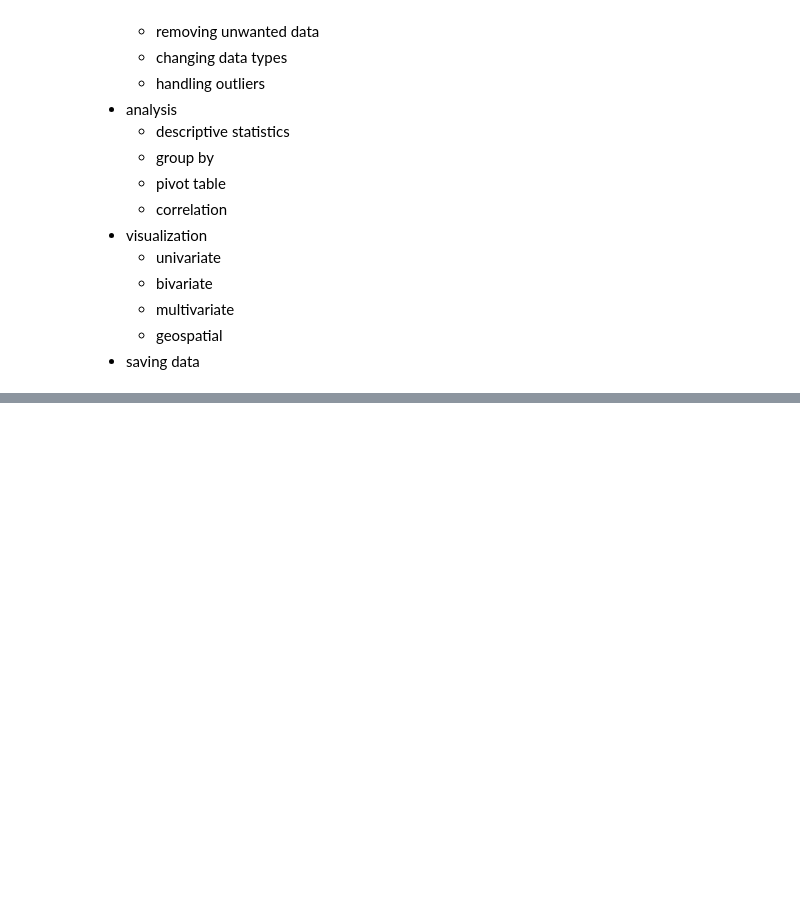
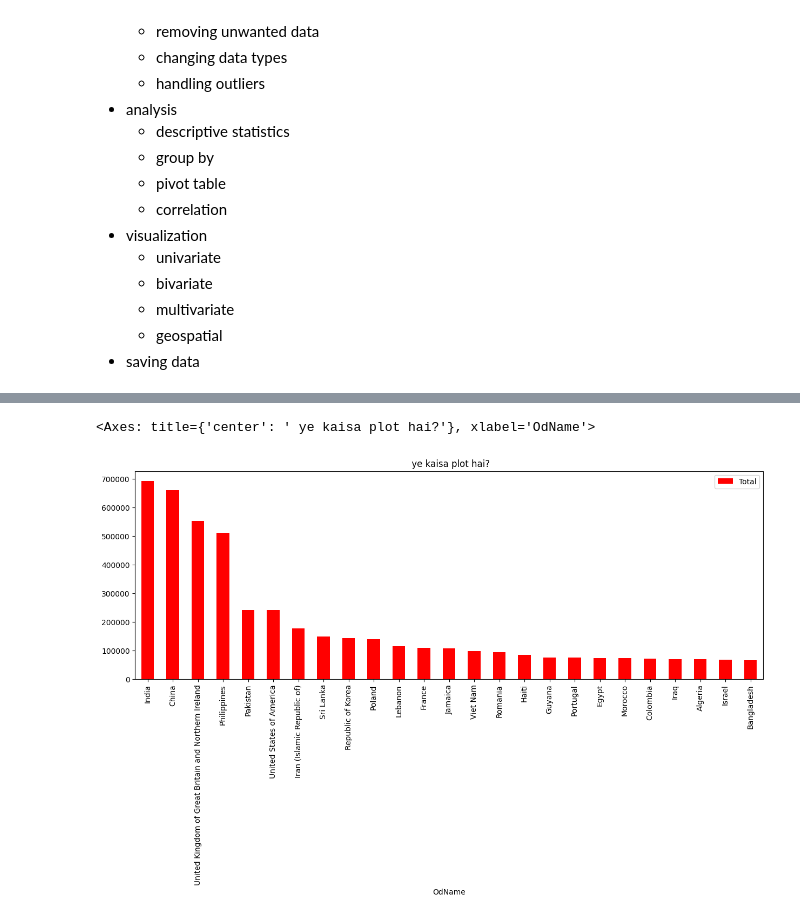
Before and after one commit to iamaanraza/pythonDS, a Jupyter notebook: pandas_basics/analysis.ipynb, the cells around one changed output, grey strips where cells are left out. Drawn from its saved outputs; the diff is of its cells as text; code cells hidden in the pictures; blank space fills up the shorter version.

```diff
--- a/pandas_basics/analysis.ipynb
+++ b/pandas_basics/analysis.ipynb
@@ -94,0 +446,11 @@ df4 # to create your excel file and to upload in vscode through it.
+# %%
+df.sort_values(by='Total', ascending=False, inplace=True)
+df[['OdName','Total']].head(25).plot(
+    kind = 'bar',
+    x = 'OdName',
+    y= 'Total' ,
+    color = 'red' ,
+    title=' ye kaisa plot hai?', figsize=(15,5))
+# %% [output]
+<Axes: title={'center': ' ye kaisa plot hai?'}, xlabel='OdName'>
+[figure, added]
```
Also changed, not shown: parts of 27 cells of this notebook.
